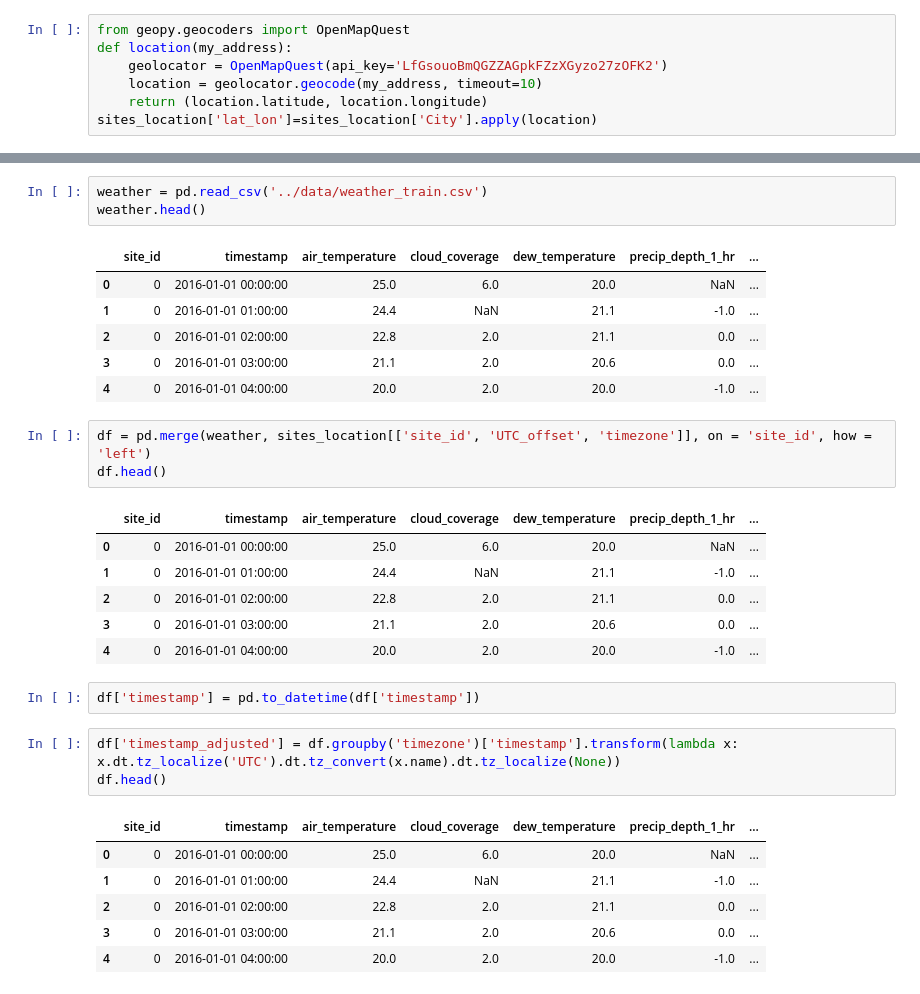
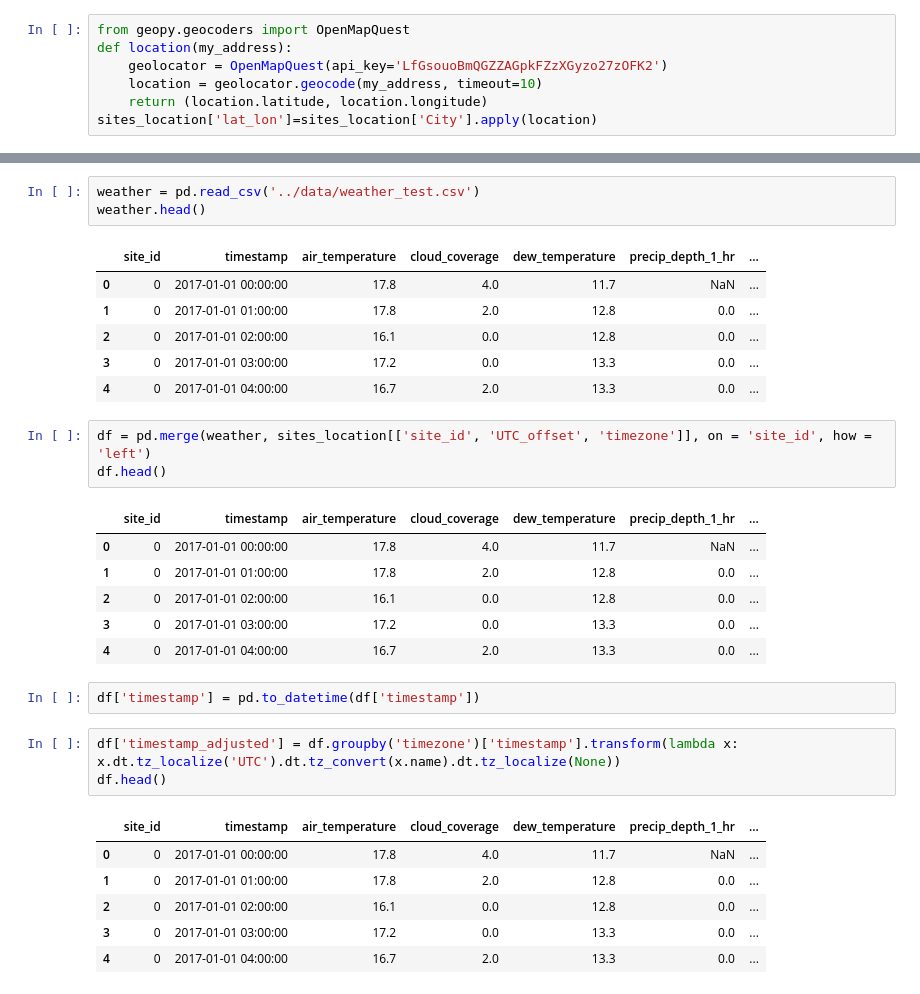
Before and after one commit to OleksiiYeromenko/ashrae-energy-prediction, a Jupyter notebook: models/UTC_fix.ipynb, the cells around one changed output, grey strips where cells are left out. Cells and saved outputs as stored; diff of their text form.

```diff
--- a/models/UTC_fix.ipynb
+++ b/models/UTC_fix.ipynb
@@ -38,23 +33,23 @@ sites_location.head()
 # %%
-weather = pd.read_csv('../data/weather_train.csv')
+weather = pd.read_csv('../data/weather_test.csv')
 weather.head()
 # %% [output]
 |  | site_id | timestamp | air_temperature | cloud_coverage | dew_temperature | precip_depth_1_hr | ... |
-| 0 | 0 | 2016-01-01 00:00:00 | 25.0 | 6.0 | 20.0 | NaN | ... |
-| 1 | 0 | 2016-01-01 01:00:00 | 24.4 | NaN | 21.1 | -1.0 | ... |
-| 2 | 0 | 2016-01-01 02:00:00 | 22.8 | 2.0 | 21.1 | 0.0 | ... |
-| 3 | 0 | 2016-01-01 03:00:00 | 21.1 | 2.0 | 20.6 | 0.0 | ... |
-| 4 | 0 | 2016-01-01 04:00:00 | 20.0 | 2.0 | 20.0 | -1.0 | ... |
+| 0 | 0 | 2017-01-01 00:00:00 | 17.8 | 4.0 | 11.7 | NaN | ... |
+| 1 | 0 | 2017-01-01 01:00:00 | 17.8 | 2.0 | 12.8 | 0.0 | ... |
+| 2 | 0 | 2017-01-01 02:00:00 | 16.1 | 0.0 | 12.8 | 0.0 | ... |
+| 3 | 0 | 2017-01-01 03:00:00 | 17.2 | 0.0 | 13.3 | 0.0 | ... |
+| 4 | 0 | 2017-01-01 04:00:00 | 16.7 | 2.0 | 13.3 | 0.0 | ... |
 # %%
 df = pd.merge(weather, sites_location[['site_id', 'UTC_offset', 'timezone']], on = 'site_id', how = 'left')
 df.head()
 # %% [output]
 |  | site_id | timestamp | air_temperature | cloud_coverage | dew_temperature | precip_depth_1_hr | ... |
-| 0 | 0 | 2016-01-01 00:00:00 | 25.0 | 6.0 | 20.0 | NaN | ... |
-| 1 | 0 | 2016-01-01 01:00:00 | 24.4 | NaN | 21.1 | -1.0 | ... |
-| 2 | 0 | 2016-01-01 02:00:00 | 22.8 | 2.0 | 21.1 | 0.0 | ... |
-| 3 | 0 | 2016-01-01 03:00:00 | 21.1 | 2.0 | 20.6 | 0.0 | ... |
-| 4 | 0 | 2016-01-01 04:00:00 | 20.0 | 2.0 | 20.0 | -1.0 | ... |
+| 0 | 0 | 2017-01-01 00:00:00 | 17.8 | 4.0 | 11.7 | NaN | ... |
+| 1 | 0 | 2017-01-01 01:00:00 | 17.8 | 2.0 | 12.8 | 0.0 | ... |
+| 2 | 0 | 2017-01-01 02:00:00 | 16.1 | 0.0 | 12.8 | 0.0 | ... |
+| 3 | 0 | 2017-01-01 03:00:00 | 17.2 | 0.0 | 13.3 | 0.0 | ... |
+| 4 | 0 | 2017-01-01 04:00:00 | 16.7 | 2.0 | 13.3 | 0.0 | ... |
 # %%
 df['timestamp'] = pd.to_datetime(df['timestamp'])
 # %%
@@ -62,10 +57,10 @@ df['timestamp_adjusted'] = df.groupby('timezone')['timestamp'].transform(lambda
 df.head()
 # %% [output]
 |  | site_id | timestamp | air_temperature | cloud_coverage | dew_temperature | precip_depth_1_hr | ... |
-| 0 | 0 | 2016-01-01 00:00:00 | 25.0 | 6.0 | 20.0 | NaN | ... |
-| 1 | 0 | 2016-01-01 01:00:00 | 24.4 | NaN | 21.1 | -1.0 | ... |
-| 2 | 0 | 2016-01-01 02:00:00 | 22.8 | 2.0 | 21.1 | 0.0 | ... |
-| 3 | 0 | 2016-01-01 03:00:00 | 21.1 | 2.0 | 20.6 | 0.0 | ... |
-| 4 | 0 | 2016-01-01 04:00:00 | 20.0 | 2.0 | 20.0 | -1.0 | ... |
+| 0 | 0 | 2017-01-01 00:00:00 | 17.8 | 4.0 | 11.7 | NaN | ... |
+| 1 | 0 | 2017-01-01 01:00:00 | 17.8 | 2.0 | 12.8 | 0.0 | ... |
+| 2 | 0 | 2017-01-01 02:00:00 | 16.1 | 0.0 | 12.8 | 0.0 | ... |
+| 3 | 0 | 2017-01-01 03:00:00 | 17.2 | 0.0 | 13.3 | 0.0 | ... |
+| 4 | 0 | 2017-01-01 04:00:00 | 16.7 | 2.0 | 13.3 | 0.0 | ... |
 # %%
 weather['timestamp'] = df['timestamp_adjusted']
```
Also changed, not shown: parts of 6 cells of this notebook, 2 other files.
